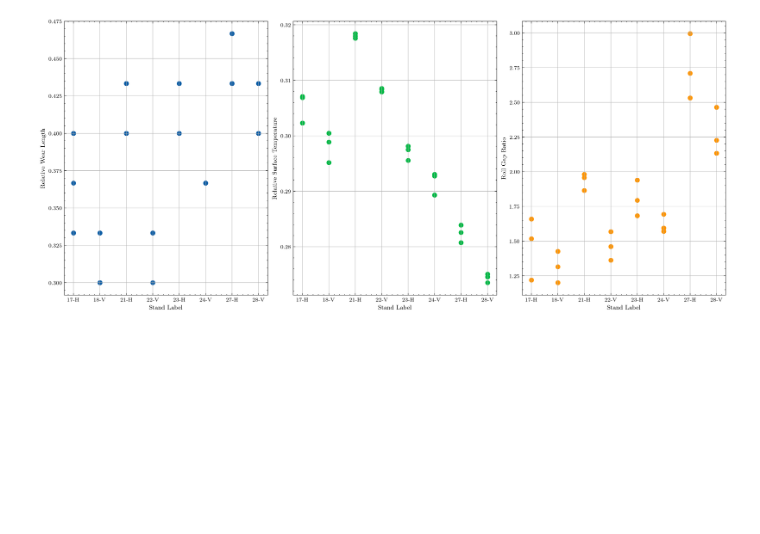
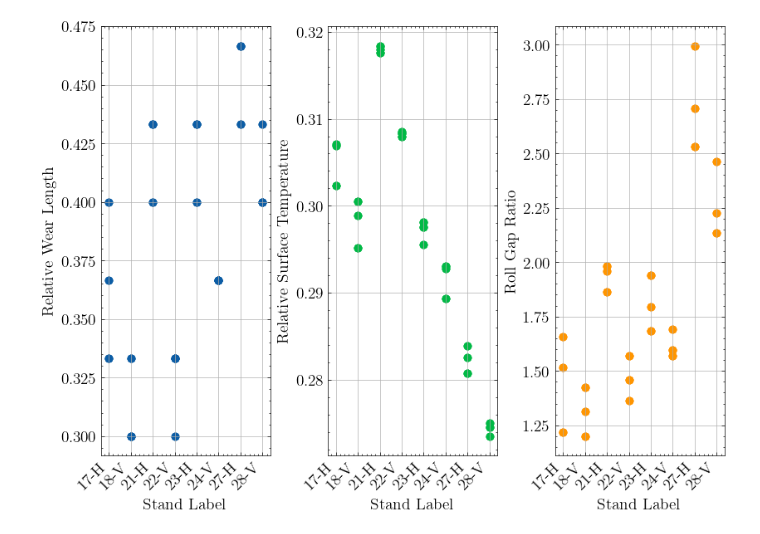
Before and after one commit to ChRen95/phd-thesis-fitting-wear-coefficient, a Jupyter notebook: data_clustering_pre_clustering.ipynb, the cells around one changed output. Cells and saved outputs as stored; diff of their text form; code cells hidden in the pictures; blank space fills up the shorter version.

```diff
--- a/data_clustering_pre_clustering.ipynb
+++ b/data_clustering_pre_clustering.ipynb
@@ -1,8 +1,13 @@
 # %%
 import numpy as np
 import pandas as pd
+import matplotlib
 import matplotlib.pyplot as plt
 from mpl_toolkits.mplot3d import Axes3D
+matplotlib.rcParams.update({'font.size': 14})
+import scienceplots
+
+plt.style.use('science')
 
 from pathlib import Path
 from lmfit import Parameters
@@ -173,24 +178,30 @@ df = pd.DataFrame({
 features_for_clustering = ['normed_wear_area', 'relative_wear_length', 'roll_gap_ratio', 'relative_surface_temperature']
 fitting_array = df[features_for_clustering].values
 # %%
-fig, (ax1, ax2, ax3) = plt.subplots(1, 3, figsize=(14, 6), constrained_layout=True)
+fig, (ax1, ax2, ax3) = plt.subplots(1, 3, figsize=(8.3, 6), constrained_layout=True)
 
 ax1.set_ylabel('Relative Wear Length')
 ax1.set_xlabel('Stand Label')
 ax1.grid()
 ax1.scatter(df['label'], df['relative_wear_length'], color='C0')
+ax1.set_xticks(ax1.get_xticks())
+ax1.set_xticklabels(ax1.get_xticklabels(), rotation=45, ha='right')
 
 ax2.set_ylabel('Relative Surface Temperature')
 ax2.set_xlabel('Stand Label')
 ax2.grid()
 ax2.scatter(df['label'], df['relative_surface_temperature'], color='C1')
+ax2.set_xticks(ax2.get_xticks())
+ax2.set_xticklabels(ax2.get_xticklabels(), rotation=45, ha='right')
 
 ax3.set_ylabel('Roll Gap Ratio')
 ax3.set_xlabel('Stand Label')
 ax3.grid()
 ax3.scatter(df['label'], df['roll_gap_ratio'], color='C2')
+ax3.set_xticks(ax3.get_xticks())
+ax3.set_xticklabels(ax3.get_xticklabels(), rotation=45, ha='right')
 
 fig.savefig(result_dir / "cluster_features.pdf", dpi=300, bbox_inches="tight")
 # %% [output]
-[figure, old version]
+[figure, new version]
 # %%
```
Also changed, not shown: parts of 5 cells of this notebook, 9 other files.
